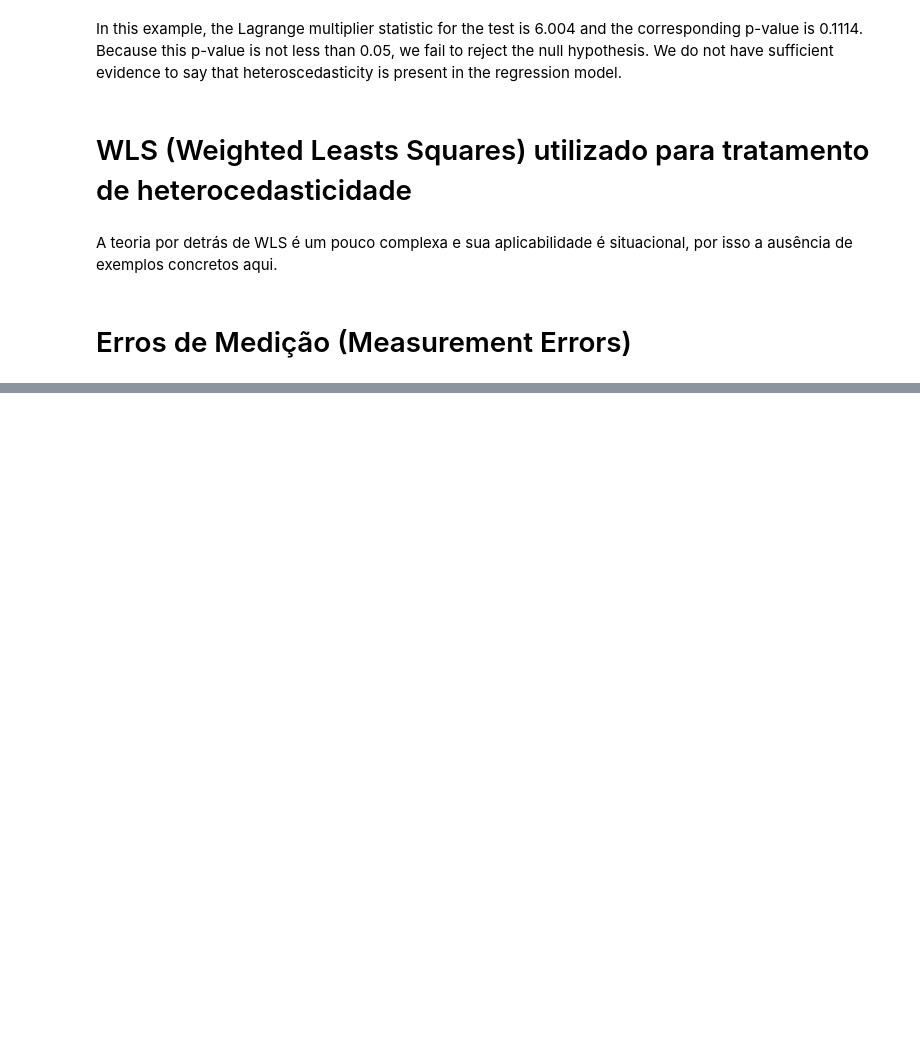
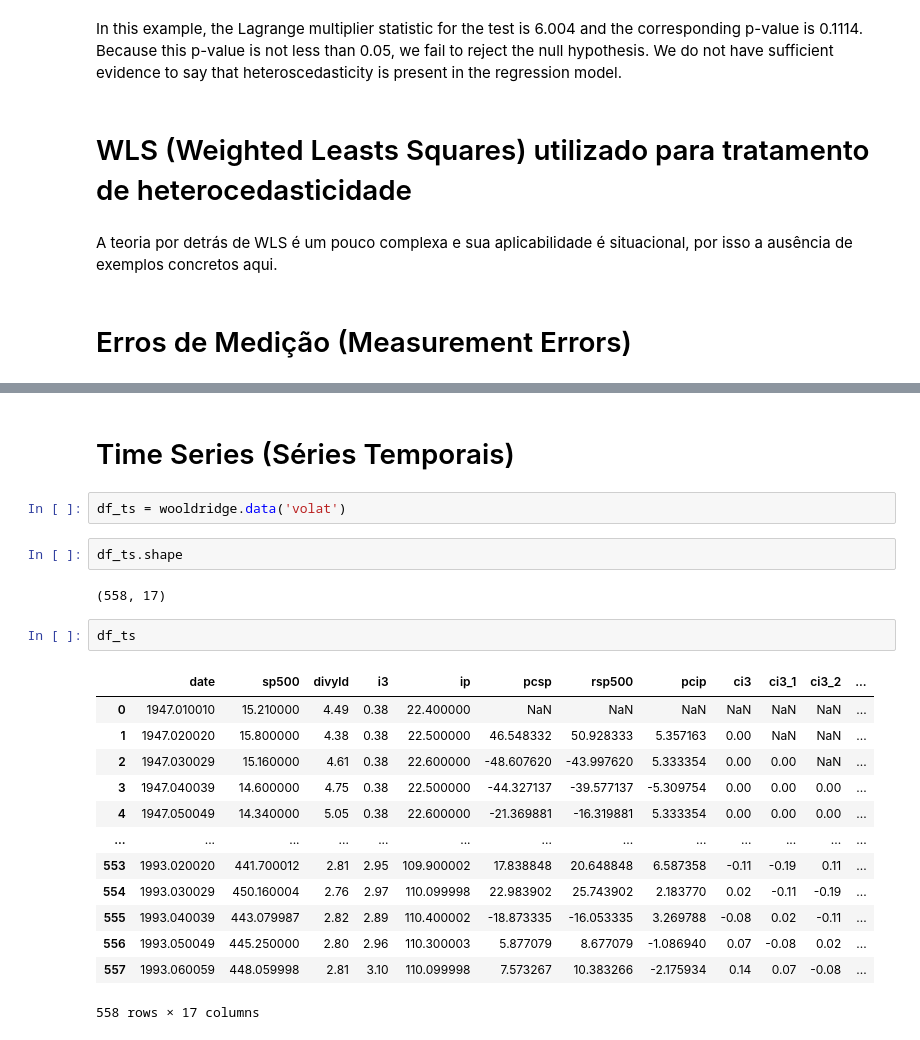
Before and after one commit to Menezes-Gus/Econometrics, a Jupyter notebook: Econometrics.ipynb, the cells around one changed output, grey strips where cells are left out. Saved outputs shown, nothing was run; the diff lists cells and outputs as text; blank space fills up the shorter version.

```diff
--- a/Econometrics.ipynb
+++ b/Econometrics.ipynb
@@ -351,0 +623,24 @@ A teoria por detrás de WLS é um pouco complexa e sua aplicabilidade é situaci
+# %% [markdown]
+# Time Series (Séries Temporais)
+# %%
+df_ts = wooldridge.data('volat')
+# %%
+df_ts.shape
+# %% [output]
+(558, 17)
+# %%
+df_ts
+# %% [output]
+|  | date | sp500 | divyld | i3 | ip | pcsp | rsp500 | pcip | ci3 | ci3_1 | ci3_2 | ... |
+| 0 | 1947.010010 | 15.210000 | 4.49 | 0.38 | 22.400000 | NaN | NaN | NaN | NaN | NaN | NaN | ... |
+| 1 | 1947.020020 | 15.800000 | 4.38 | 0.38 | 22.500000 | 46.548332 | 50.928333 | 5.357163 | 0.00 | NaN | NaN | ... |
+| 2 | 1947.030029 | 15.160000 | 4.61 | 0.38 | 22.600000 | -48.607620 | -43.997620 | 5.333354 | 0.00 | 0.00 | NaN | ... |
+| 3 | 1947.040039 | 14.600000 | 4.75 | 0.38 | 22.500000 | -44.327137 | -39.577137 | -5.309754 | 0.00 | 0.00 | 0.00 | ... |
+| 4 | 1947.050049 | 14.340000 | 5.05 | 0.38 | 22.600000 | -21.369881 | -16.319881 | 5.333354 | 0.00 | 0.00 | 0.00 | ... |
+| ... | ... | ... | ... | ... | ... | ... | ... | ... | ... | ... | ... | ... |
+| 553 | 1993.020020 | 441.700012 | 2.81 | 2.95 | 109.900002 | 17.838848 | 20.648848 | 6.587358 | -0.11 | -0.19 | 0.11 | ... |
+| 554 | 1993.030029 | 450.160004 | 2.76 | 2.97 | 110.099998 | 22.983902 | 25.743902 | 2.183770 | 0.02 | -0.11 | -0.19 | ... |
+| 555 | 1993.040039 | 443.079987 | 2.82 | 2.89 | 110.400002 | -18.873335 | -16.053335 | 3.269788 | -0.08 | 0.02 | -0.11 | ... |
+| 556 | 1993.050049 | 445.250000 | 2.80 | 2.96 | 110.300003 | 5.877079 | 8.677079 | -1.086940 | 0.07 | -0.08 | 0.02 | ... |
+| 557 | 1993.060059 | 448.059998 | 2.81 | 3.10 | 110.099998 | 7.573267 | 10.383266 | -2.175934 | 0.14 | 0.07 | -0.08 | ... |
+558 rows × 17 columns
```
Also changed, not shown: parts of 42 cells of this notebook.
